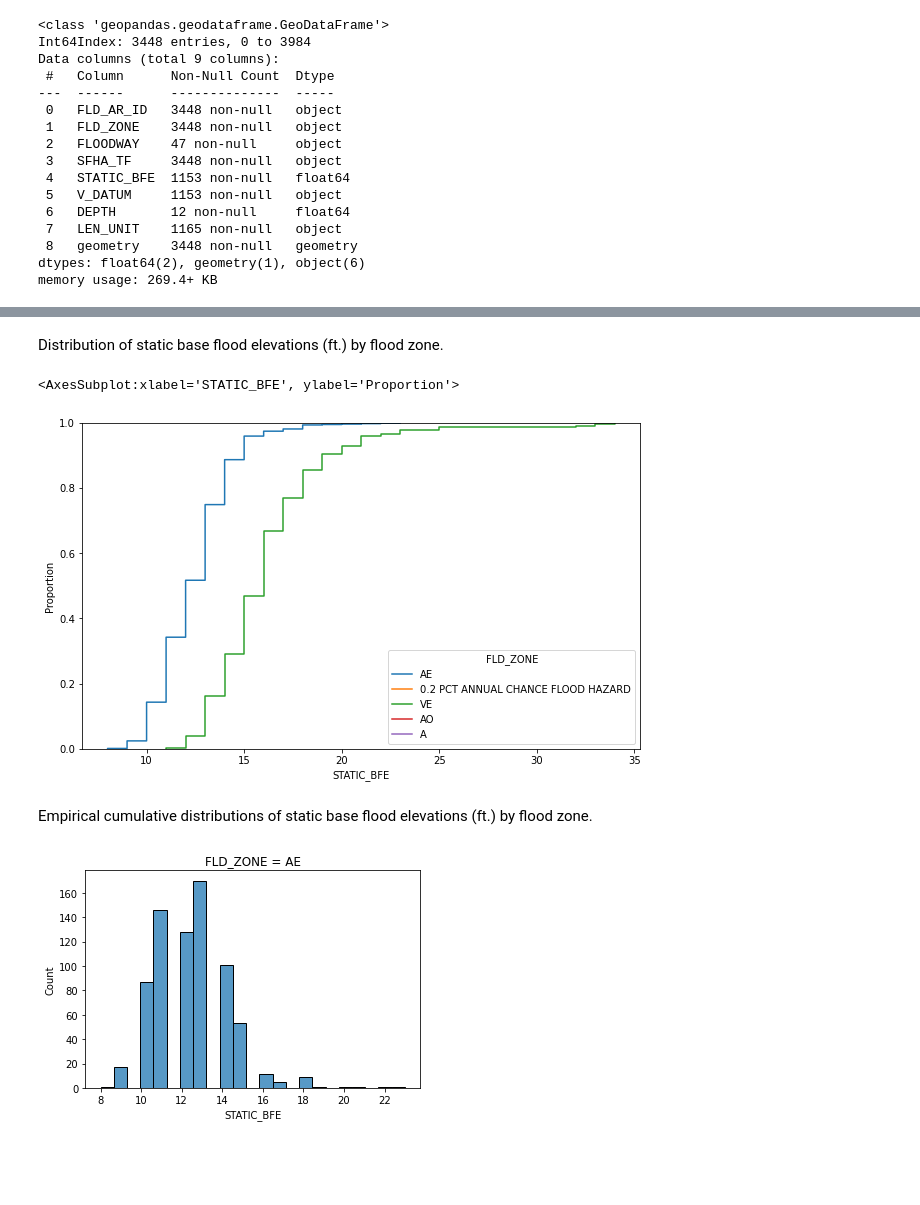
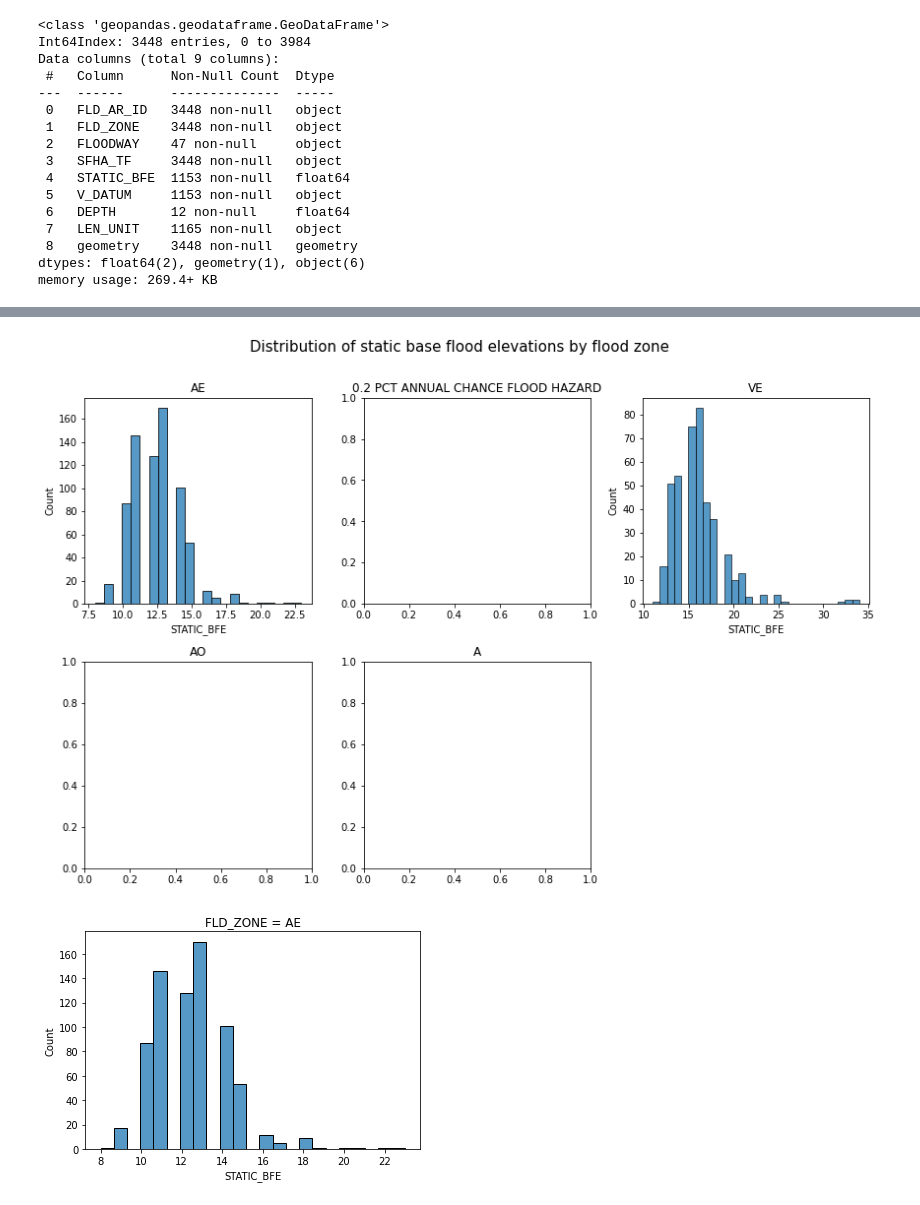
Before and after one commit to mebauer/nyc-floodzone-analysis, a Jupyter notebook: floodzone-pfirm-analysis.ipynb, the cells around one changed output, grey strips where cells are left out. Drawn from its saved outputs; the diff is of its cells as text; code cells hidden in the pictures; blank space fills up the shorter version.

```diff
--- a/floodzone-pfirm-analysis.ipynb
+++ b/floodzone-pfirm-analysis.ipynb
@@ -1018,16 +1014,21 @@ plt.tight_layout()
-# %% [markdown]
-Distribution of static base flood elevations (ft.) by flood zone.
-# %%
-fig, ax = plt.subplots(figsize=(10, 6))
-
-sns.ecdfplot(data=pfirm_df,
-             x="STATIC_BFE",
-             hue="FLD_ZONE")
-# %% [output]
-<AxesSubplot:xlabel='STATIC_BFE', ylabel='Proportion'>
-[figure, removed]
-# %% [markdown]
-Empirical cumulative distributions of static base flood elevations (ft.) by flood zone.
+# %%
+fig, axs = plt.subplots(2, 3, figsize=(12, 8))
+zones = list(pfirm_df['FLD_ZONE'].unique())
+
+for zone, ax in zip(zones, axs.flat):
+
+    sns.histplot(data=pfirm_df.loc[pfirm_df['FLD_ZONE'].isin([zone])],
+                 x='STATIC_BFE',
+                 ax=ax)
+
+    ax.set_title('{}'.format(zone))
+
+axs[1, 2].axis('off')
+
+plt.suptitle('Distribution of static base flood elevations by flood zone\n', fontsize=15)
+fig.tight_layout()
+# %% [output]
+[figure, added]
 # %%
 # plotting static base flood elevations distribution by flood zone per plot
 zones = pfirm_df['FLD_ZONE'].unique()
```
Also changed, not shown: parts of 24 cells of this notebook, 1 other file.
